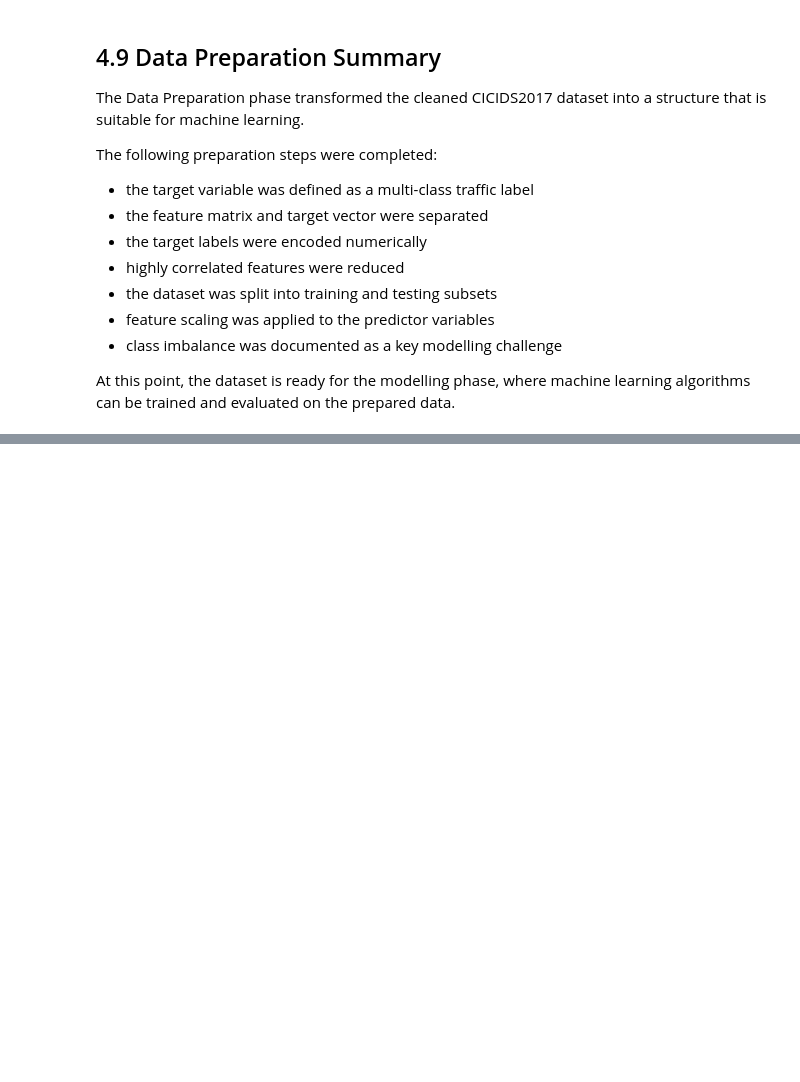
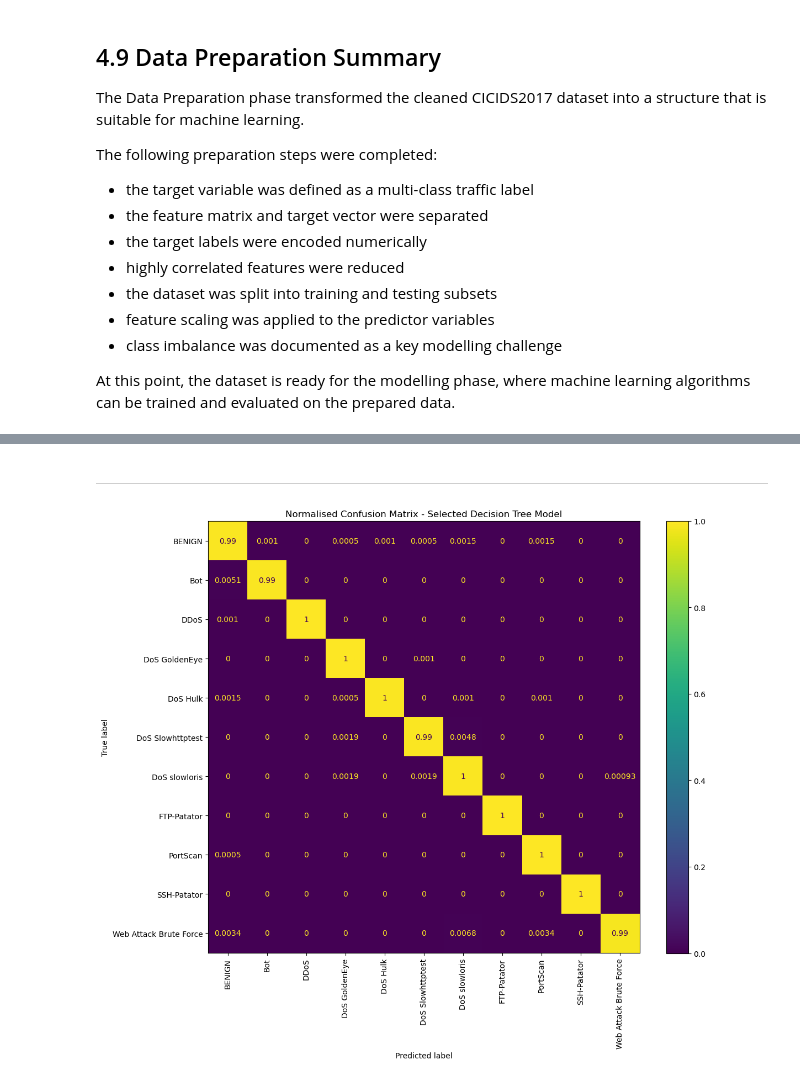
Before and after one commit to Thiago2022161/IDS-CA2-Thiago, a Jupyter notebook: IDS_CA2.ipynb, the cells around one changed output, grey strips where cells are left out. Cells and saved outputs as stored; diff of their text form; code cells hidden in the pictures; blank space fills up the shorter version.

```diff
--- a/IDS_CA2.ipynb
+++ b/IDS_CA2.ipynb
@@ -1732,0 +1927,5 @@ The controlled multiclass approach helped reduce instability caused by extremely
+# %%
+# Select the preferred lightweight model
+selected_model_key = "Decision Tree - Balanced - Smaller Sample"
+
+print("Selected lightweight model:", selected_model_key)
@@ -1732,0 +1934,11 @@ The controlled multiclass approach helped reduce instability caused by extremely
+# %%
+# Display classification report for the best model
+selected_predictions = model_predictions[selected_model_key]
+
+print("Selected Model Classification Report:")
+print(classification_report(
+    y_test_sample,
+    selected_predictions,
+    target_names=label_encoder_controlled.classes_,
+    zero_division=0
+))
@@ -1732,0 +1980,22 @@ The controlled multiclass approach helped reduce instability caused by extremely
+# %% [markdown]
+---
+# %%
+from sklearn.metrics import ConfusionMatrixDisplay
+import matplotlib.pyplot as plt
+
+fig, ax = plt.subplots(figsize=(12, 10))
+
+ConfusionMatrixDisplay.from_predictions(
+    y_test_sample,
+    selected_predictions,
+    display_labels=label_encoder_controlled.classes_,
+    xticks_rotation=90,
+    normalize="true",
+    ax=ax
+)
+
+plt.title("Normalised Confusion Matrix - Selected Decision Tree Model")
+plt.tight_layout()
+plt.show()
+# %% [output]
+[figure, added]
```
Also changed, not shown: parts of 155 cells of this notebook.
